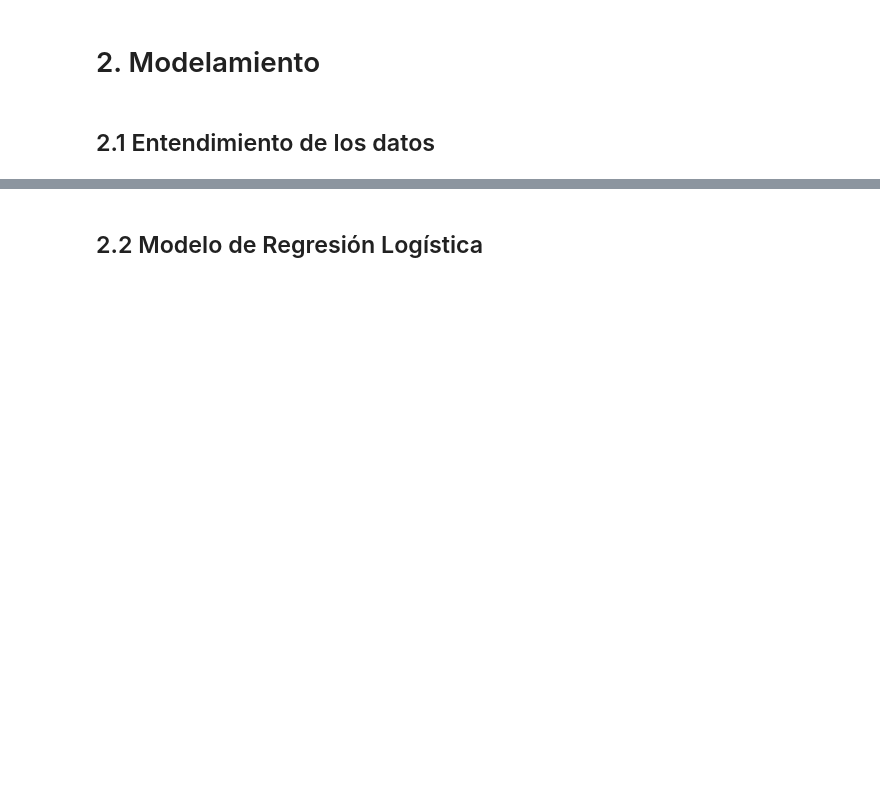
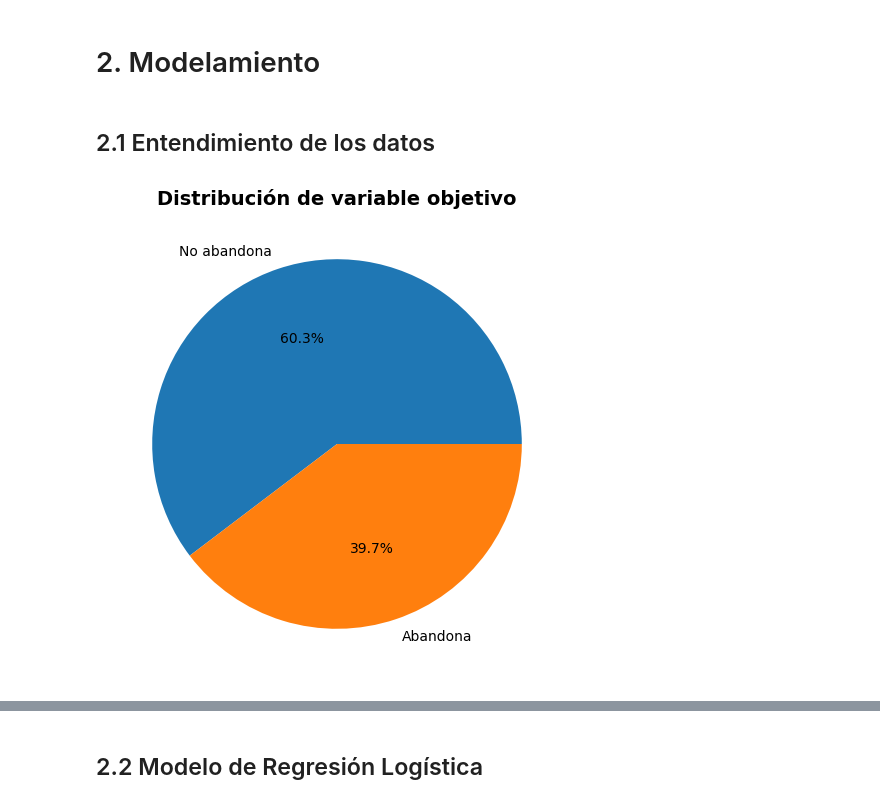
Before and after one commit to Octaviochavez/analitica_clientes, a Jupyter notebook: notebooks/modelamiento_notebook.ipynb, the cells around one changed output, grey strips where cells are left out. Saved outputs shown, nothing was run; the diff lists cells and outputs as text; code cells hidden in the pictures; blank space fills up the shorter version.

```diff
--- a/notebooks/modelamiento_notebook.ipynb
+++ b/notebooks/modelamiento_notebook.ipynb
@@ -315,14 +328,28 @@ var_indep = data_sin_dup.drop(columns=["abandono"])
 # %% [markdown]
 ### Pipeline para Regresión Logística
 # %%
-# Define pipeline de Regresión Logística que incluye eliminación de duplicados, ingeniería de características y preprocesamiento específico para cada tipo de variable
-pipeline_modelo_lr = Pipeline(
+# Define pipeline de limpieza de datos que incluye eliminación de duplicados, ingeniería de características y preprocesamiento específico para cada tipo de variable
+pipeline_limpieza = Pipeline(
     steps=[
         ("duplicados", FunctionTransformer(tratar_duplicados, kw_args={"drop": True})), # Elimina duplicados del dataset
         ("feature_engineering", FeatureEngineering()), # Agrega nuevas características
         ("preprocesamiento", preprocesador),
-        ("conversion", DataFrameConverter(preprocesador)), # Convierte la salida a DataFrame con nombres
+        ("conversion", DataFrameConverter(preprocesador)) # Convierte la salida a DataFrame con nombres
+    ]
+)
+
+# Define pipeline para regresión logística
+pipeline_modelo_lr = Pipeline(
+    steps = [
         ("colinealidad", CorrelationFilter(threshold = 0.9)), # Elimina variables altamente correlacionadas
         ("modelo", LogisticRegression(max_iter = 1000)) # Agrega modelo de regresión logística al pipeline
     ]
 )
+# %%
+# Aplica pipeline de limpieza al dataset y obtiene el resultado transformado
+data_transformada = pipeline_limpieza.fit_transform(var_indep)
+data_transformada.columns = data_transformada.columns.str.replace("num_limpios__", "")
+data_transformada.columns = data_transformada.columns.str.replace("cat_nom__", "")
+data_transformada.columns = data_transformada.columns.str.replace("cat_ord__", "")
+data_transformada["abandono"] = var_dep.to_numpy()
+data_transformada.head()
@@ -335,10 +390,12 @@ target = 'abandono'
 # %%
 # Revisa la distribución de la variable objetivo
 # En este caso se obtiene un gráfico de torta
-data[target].value_counts().plot(kind='pie', autopct='%1.1f%%',
+data_transformada[target].value_counts().plot(kind='pie', autopct='%1.1f%%',
                                  labels=['No abandona', 'Abandona'],
                                  figsize=(6, 6))
 plt.title("Distribución de variable objetivo", fontsize=14, fontweight="bold")
 plt.show()
+# %% [output]
+[figure, added]
 # %%
 # Grafica la distribución de la variable objetivo
```
Also changed, not shown: parts of 11 cells of this notebook.
